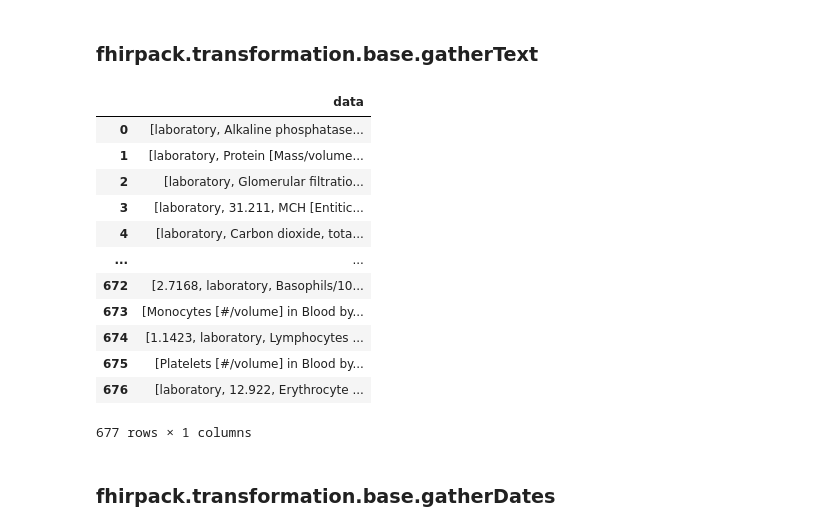
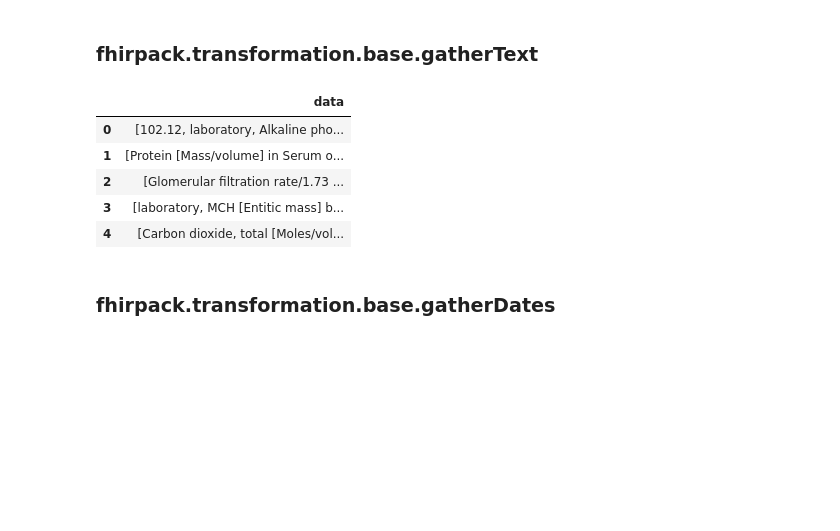
Before and after one commit to fhirpack/fhirpack, a Jupyter notebook: docs/examples/usage.ipynb, the cells around one changed output. Saved outputs shown, nothing was run; the diff lists cells and outputs as text; code cells hidden in the pictures; blank space fills up the shorter version.

```diff
--- a/docs/examples/usage.ipynb
+++ b/docs/examples/usage.ipynb
@@ -831,24 +844,16 @@ pack.gatherReferences(
 # %%
 pack.getPatients(
     ['Patient/1555106'],
     )\
         .getObservations()[:5]\
-            .explode()\
                 .gatherText()
 # %% [output]
 |  | data |
-| 0 | [laboratory, Alkaline phosphatase... |
-| 1 | [laboratory, Protein [Mass/volume... |
-| 2 | [laboratory, Glomerular filtratio... |
-| 3 | [laboratory, 31.211, MCH [Entitic... |
-| 4 | [laboratory, Carbon dioxide, tota... |
-| ... | ... |
-| 672 | [2.7168, laboratory, Basophils/10... |
-| 673 | [Monocytes [#/volume] in Blood by... |
-| 674 | [1.1423, laboratory, Lymphocytes ... |
-| 675 | [Platelets [#/volume] in Blood by... |
-| 676 | [laboratory, 12.922, Erythrocyte ... |
+| 0 | [102.12, laboratory, Alkaline pho... |
+| 1 | [Protein [Mass/volume] in Serum o... |
+| 2 | [Glomerular filtration rate/1.73 ... |
+| 3 | [laboratory, MCH [Entitic mass] b... |
+| 4 | [Carbon dioxide, total [Moles/vol... |
-677 rows × 1 columns
 # %% [markdown]
 ### fhirpack.transformation.base.gatherDates
 # %%
```
Also changed, not shown: parts of 25 cells of this notebook, 19 other files.
